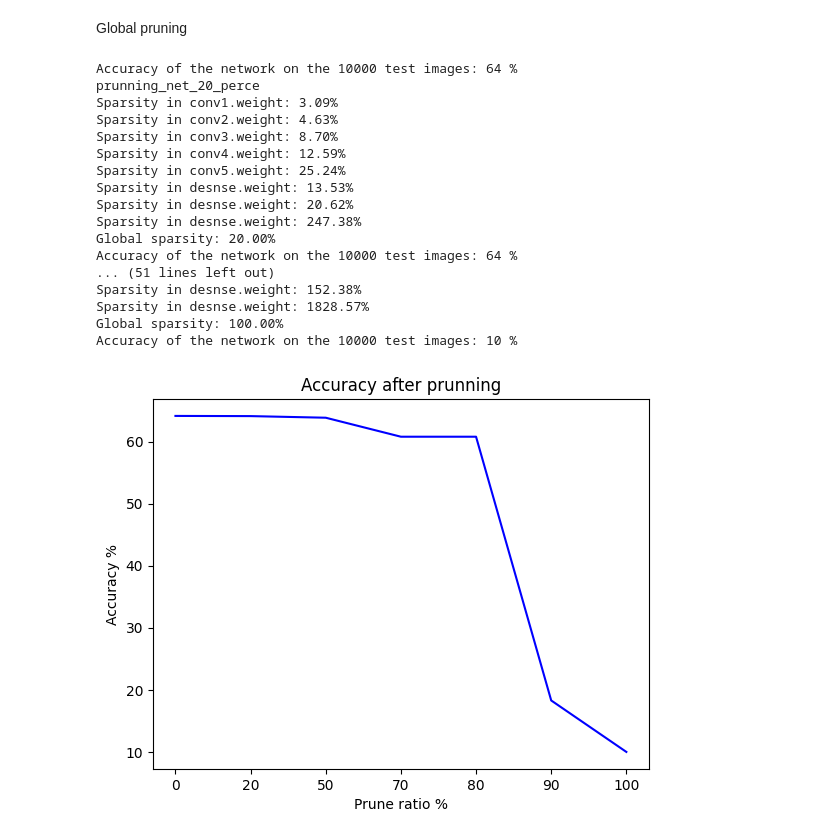
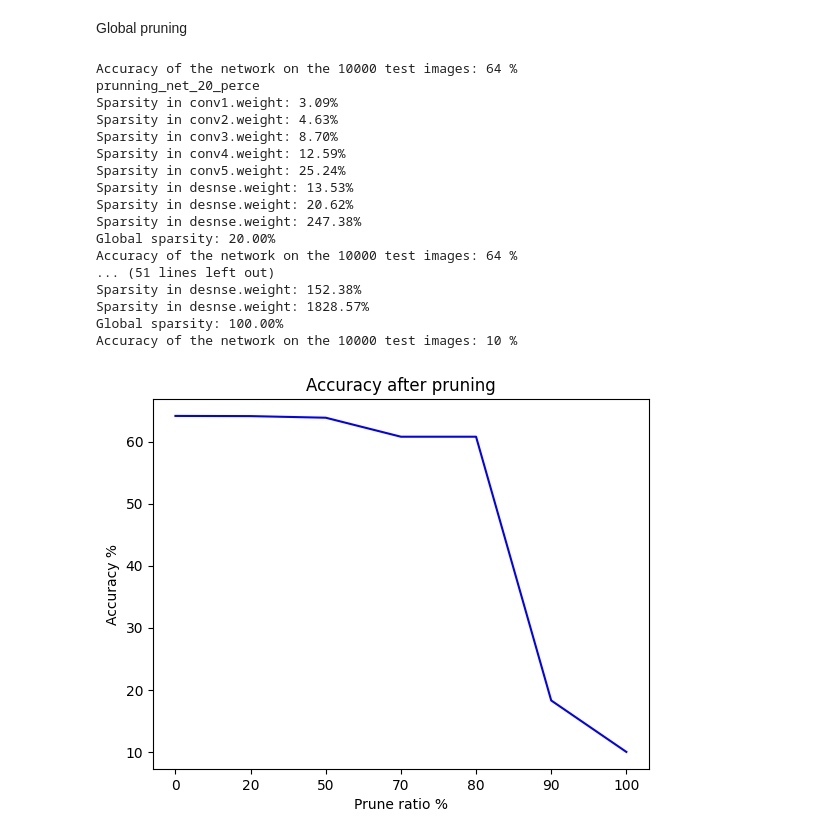
Before and after one commit to yichenwan/network_pruning, a Jupyter notebook: alexnet_in_CIFAR10.ipynb, the cells around one changed output. Drawn from its saved outputs; the diff is of its cells as text; code cells hidden in the pictures.

```diff
--- a/alexnet_in_CIFAR10.ipynb
+++ b/alexnet_in_CIFAR10.ipynb
@@ -291,32 +289,32 @@ prune_alex_net(prunning_net_90_perce, 0.9)
 print_alex_net_prunning_summary(prunning_net_90_perce)
 y.append(Accuracy(prunning_net_90_perce))
 print('prunning_net_100_perce')
 prunning_net_100_perce = copy.deepcopy(net)
 prune_alex_net(prunning_net_100_perce, 1.0)
 print_alex_net_prunning_summary(prunning_net_100_perce)
 y.append(Accuracy(prunning_net_100_perce))
 
 plt.plot(x, y, color='b')
 plt.xlabel('Prune ratio %') # 設定x軸標題
 plt.ylabel('Accuracy %') # 設定x軸標題
-plt.title('Accuracy after prunning') # 設定圖表標題
+plt.title('Accuracy after pruning') # 設定圖表標題
 plt.show()
 # %% [output]
 Accuracy of the network on the 10000 test images: 64 %
 prunning_net_20_perce
 Sparsity in conv1.weight: 3.09%
 Sparsity in conv2.weight: 4.63%
 Sparsity in conv3.weight: 8.70%
 Sparsity in conv4.weight: 12.59%
 Sparsity in conv5.weight: 25.24%
 Sparsity in desnse.weight: 13.53%
 Sparsity in desnse.weight: 20.62%
 Sparsity in desnse.weight: 247.38%
 Global sparsity: 20.00%
 Accuracy of the network on the 10000 test images: 64 %
 ... (51 lines left out)
 Sparsity in desnse.weight: 152.38%
 Sparsity in desnse.weight: 1828.57%
 Global sparsity: 100.00%
 Accuracy of the network on the 10000 test images: 10 %
-[figure, old version]
+[figure, new version]
```
Also changed, not shown: parts of 1 cell of this notebook.
